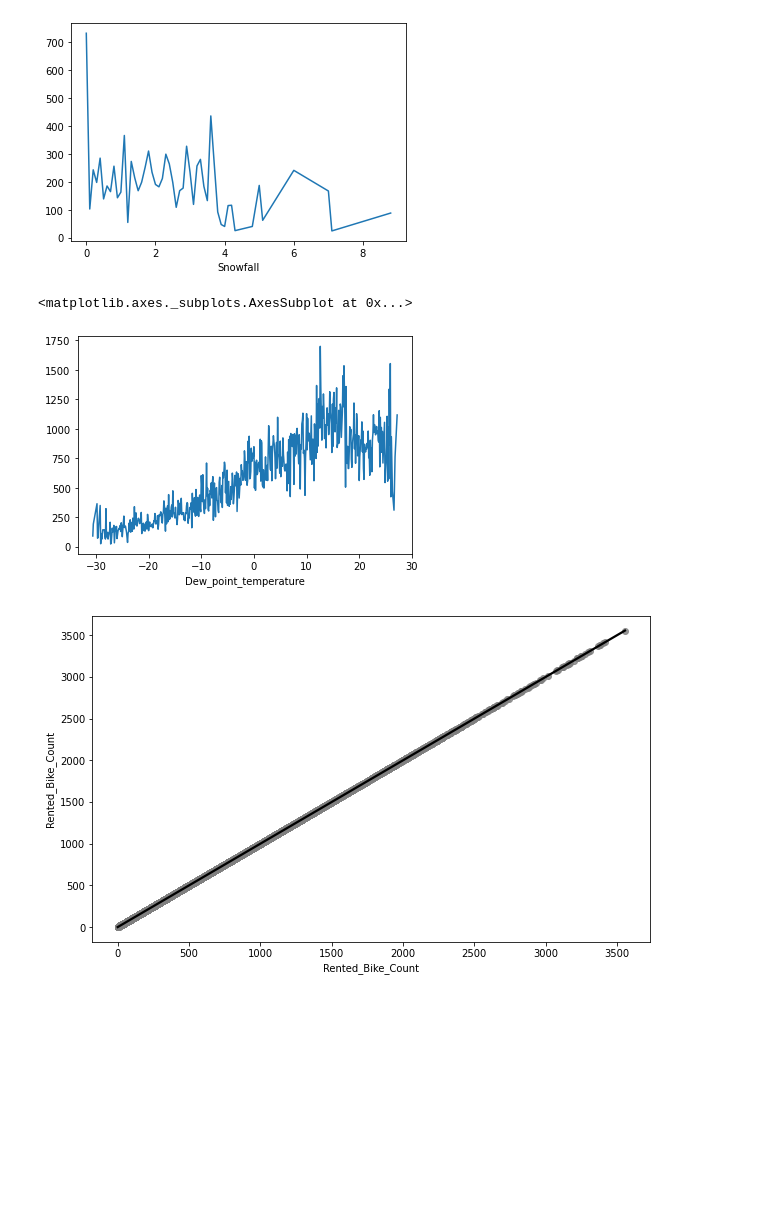
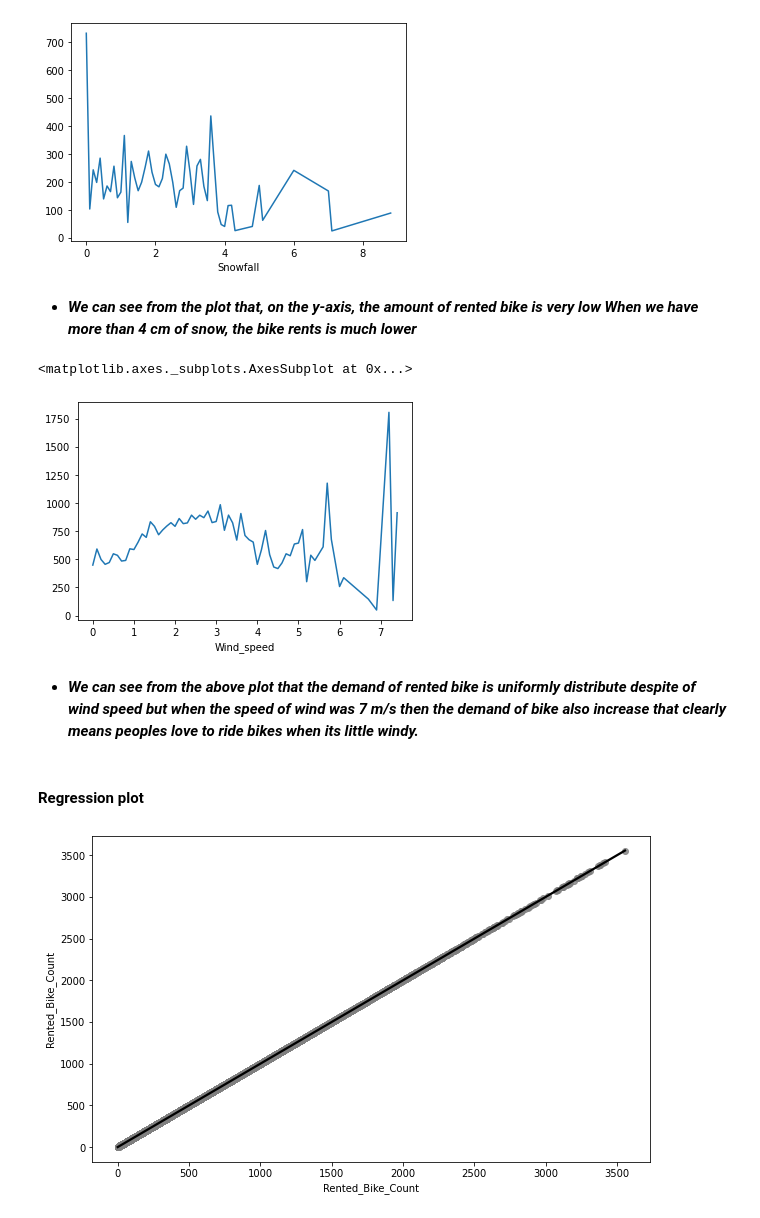
Before and after one commit to BalaramPanigrahy/Seoul-Bike-Sharing-Demand-Prediction, a Jupyter notebook: Bike_Sharing_Demand_Prediction_Capstone_Project.ipynb, the cells around one changed output. Cells and saved outputs as stored; diff of their text form; code cells hidden in the pictures; blank space fills up the shorter version.

```diff
--- a/Bike_Sharing_Demand_Prediction_Capstone_Project.ipynb
+++ b/Bike_Sharing_Demand_Prediction_Capstone_Project.ipynb
@@ -548,11 +578,18 @@ bike_df.groupby('Snowfall').mean()['Rented_Bike_Count'].plot()
 # %% [output]
 <matplotlib.axes._subplots.AxesSubplot at 0x...>
 [figure]
-# %%
-bike_df.groupby('Dew_point_temperature').mean()['Rented_Bike_Count'].plot()
-# %% [output]
-<matplotlib.axes._subplots.AxesSubplot at 0x...>
-[figure, removed]
+# %% [markdown]
+* ***We can see from the plot that, on the y-axis, the amount of rented bike is very low When we have more than 4 cm of snow, the bike rents is much lower***
+# %%
+#print the plot to analyze the relationship between "Rented_Bike_Count" and "Wind_speed"
+bike_df.groupby('Wind_speed').mean()['Rented_Bike_Count'].plot()
+# %% [output]
+<matplotlib.axes._subplots.AxesSubplot at 0x...>
+[figure, added]
+# %% [markdown]
+* ***We can see from the above plot that the demand of rented bike is uniformly distribute despite of wind speed but when the speed of wind was 7 m/s then the demand of bike also increase that clearly means peoples love to ride bikes when its little windy.***
+# %% [markdown]
+#### **Regression plot**
 # %%
 #printing the regression plot for all the numerical features
 for col in numerical_features:
```
Also changed, not shown: parts of 112 cells of this notebook.
